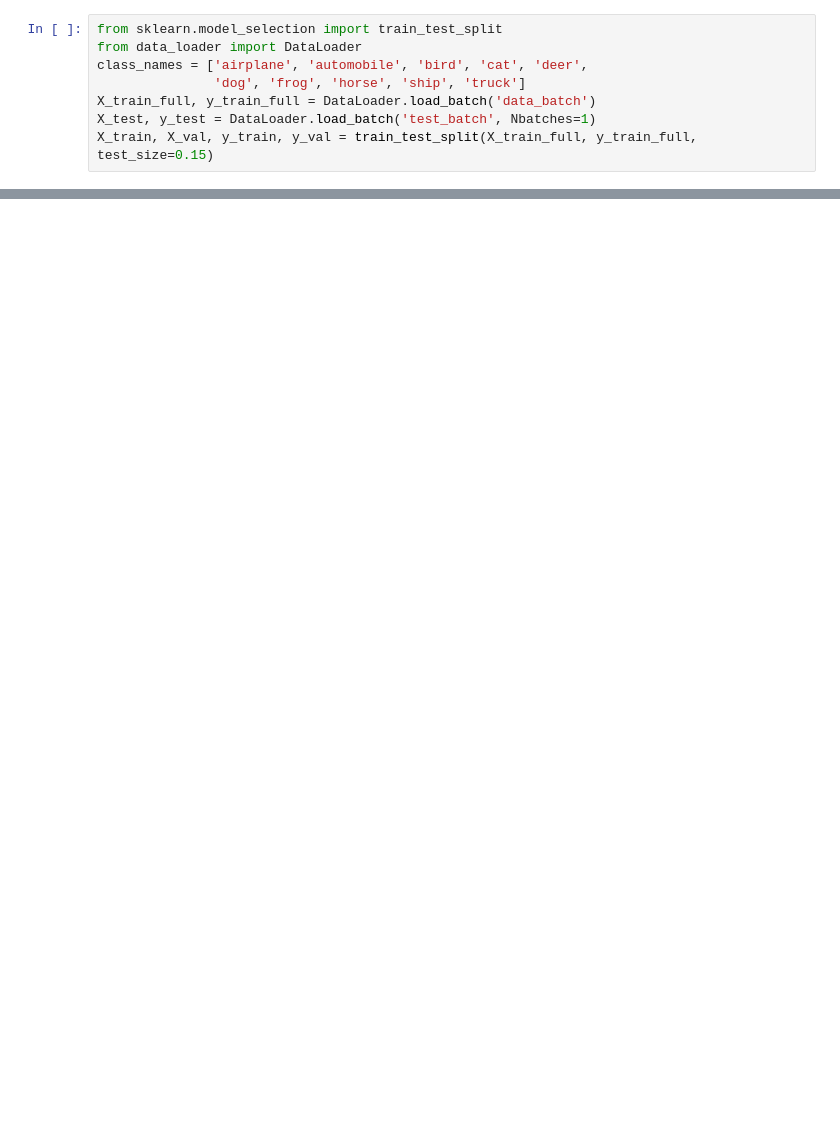
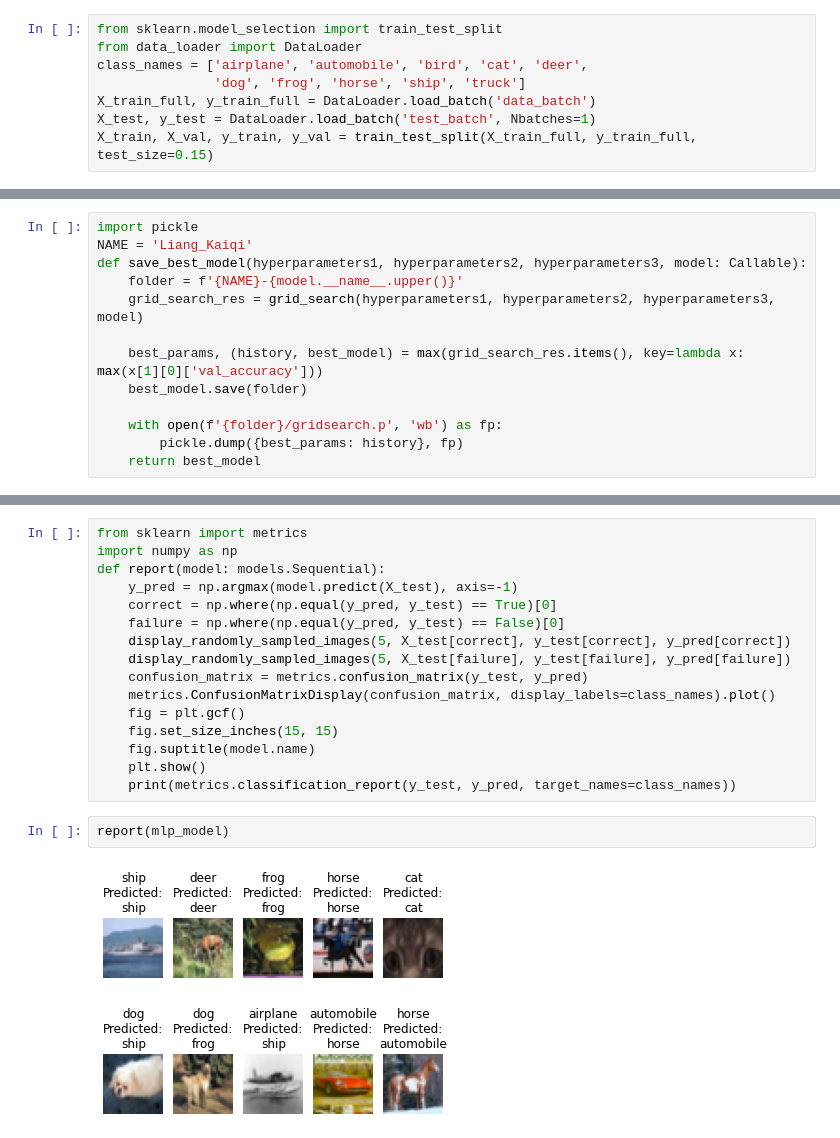
Before and after one commit to Kaiqi-Liang/CITS5508-Labs, a Jupyter notebook: labs/lab05/Liang_Kaiqi-lab05.ipynb, the cells around one changed output, grey strips where cells are left out. Cells and saved outputs as stored; diff of their text form; blank space fills up the shorter version.

```diff
--- a/labs/lab05/Liang_Kaiqi-lab05.ipynb
+++ b/labs/lab05/Liang_Kaiqi-lab05.ipynb
@@ -97,0 +98,13 @@ def save_best_model(hyperparameters1: list, hyperparameters2: list, hyperparamet
+# %%
+import pickle
+NAME = 'Liang_Kaiqi'
+def save_best_model(hyperparameters1, hyperparameters2, hyperparameters3, model: Callable):
+	folder = f'{NAME}-{model.__name__.upper()}'
+	grid_search_res = grid_search(hyperparameters1, hyperparameters2, hyperparameters3, model)
+
+	best_params, (history, best_model) = max(grid_search_res.items(), key=lambda x: max(x[1][0]['val_accuracy']))
+	best_model.save(folder)
+
+	with open(f'{folder}/gridsearch.p', 'wb') as fp:
+		pickle.dump({best_params: history}, fp)
+	return best_model
@@ -167,0 +279,21 @@ precision: 0.459
+# %%
+from sklearn import metrics
+import numpy as np
+def report(model: models.Sequential):
+	y_pred = np.argmax(model.predict(X_test), axis=-1)
+	correct = np.where(np.equal(y_pred, y_test) == True)[0]
+	failure = np.where(np.equal(y_pred, y_test) == False)[0]
+	display_randomly_sampled_images(5, X_test[correct], y_test[correct], y_pred[correct])
+	display_randomly_sampled_images(5, X_test[failure], y_test[failure], y_pred[failure])
+	confusion_matrix = metrics.confusion_matrix(y_test, y_pred)
+	metrics.ConfusionMatrixDisplay(confusion_matrix, display_labels=class_names).plot()
+	fig = plt.gcf()
+	fig.set_size_inches(15, 15)
+	fig.suptitle(model.name)
+	plt.show()
+	print(metrics.classification_report(y_test, y_pred, target_names=class_names))
+# %%
+report(mlp_model)
+# %% [output]
+[figure, added]
+[figure, added]
```
Also changed, not shown: parts of 30 cells of this notebook.
